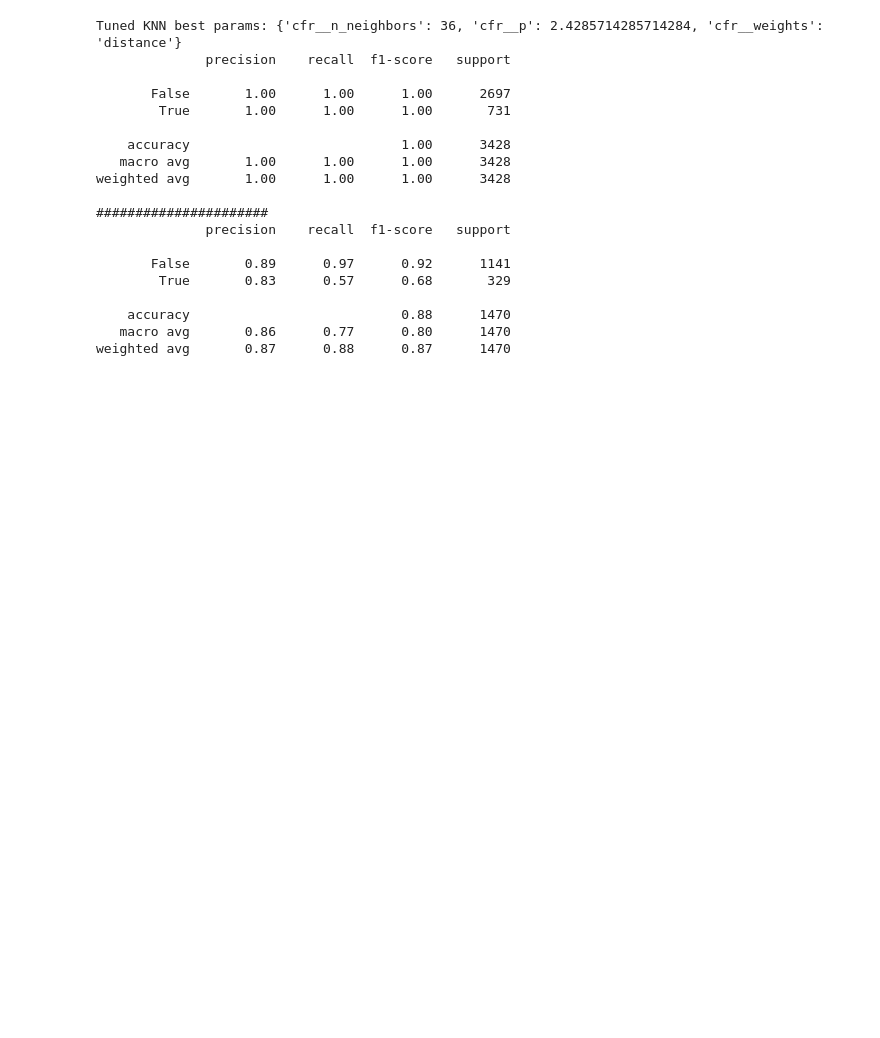
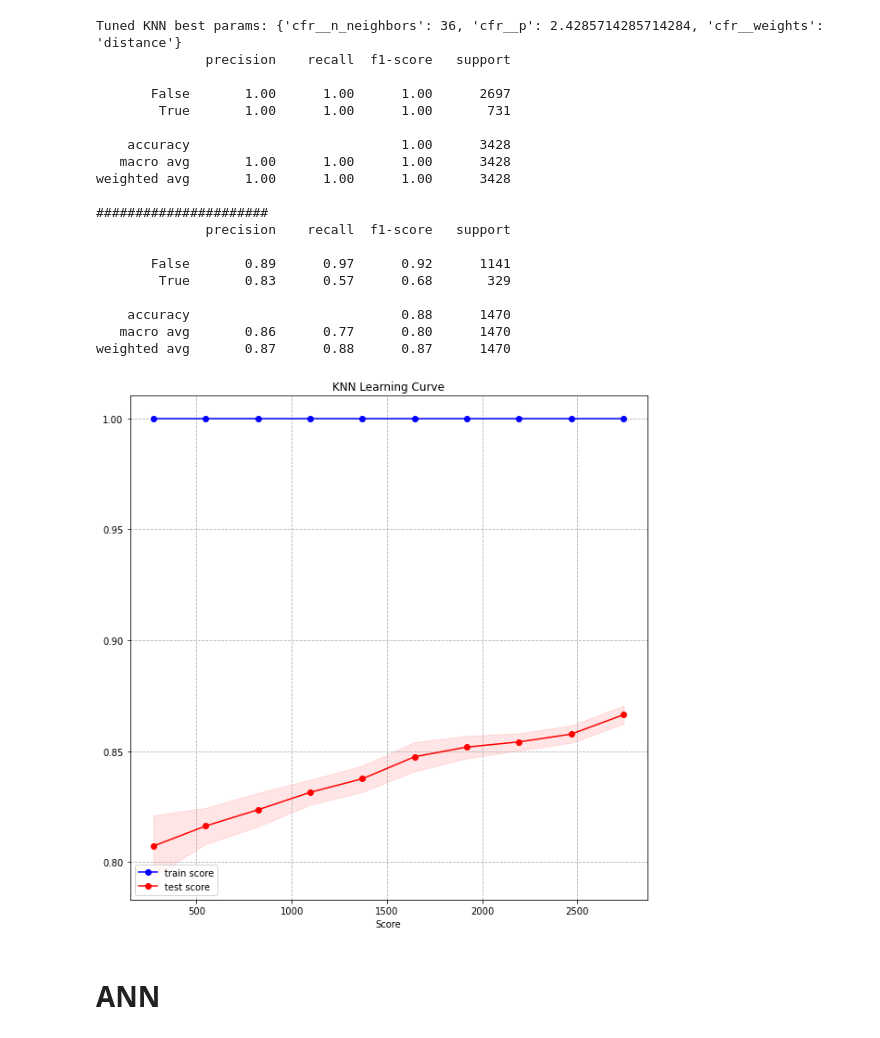
Before and after one commit to asif-rehan/CS7641-Machine-Learning, a Jupyter notebook: supervised_learning/src/Wine Quality.ipynb, the cells around one changed output. Drawn from its saved outputs; the diff is of its cells as text; code cells hidden in the pictures; blank space fills up the shorter version.

Commit message:
feat: knn learning curve

```diff
--- a/supervised_learning/src/Wine Quality.ipynb
+++ b/supervised_learning/src/Wine Quality.ipynb
@@ -463,3 +464,28 @@ weighted avg       1.00      1.00      1.00      3428
     accuracy                           0.88      1470
    macro avg       0.86      0.77      0.80      1470
 weighted avg       0.87      0.88      0.87      1470
+# %%
+train_sizes, train_scores, test_scores = learning_curve(estimator=knn_cv.best_estimator_, X=X_train, y=y_train,
+        train_sizes=np.arange(0.1, 1.1, 0.1), n_jobs=-1, cv=StratifiedKFold(n_splits=5, random_state=42))
+
+train_mean = np.mean(train_scores, axis=1)
+test_mean = np.mean(test_scores, axis=1)
+
+train_std = np.std(train_scores, axis=1)
+test_std = np.std(test_scores, axis=1)
+
+plt.plot(train_sizes, train_mean, label='train score', color='b', marker='o')
+plt.fill_between(train_sizes, train_mean + train_std,
+                 train_mean - train_std, color='blue', alpha=0.1)
+plt.plot(train_sizes, test_mean, label='test score', color='red', marker='o')
+
+plt.fill_between(train_sizes, test_mean + test_std, test_mean - test_std, color='red', alpha=0.1)
+plt.title('KNN Learning Curve')
+plt.xlabel('Score')
+plt.grid(ls='--')
+plt.legend(loc='best')
+plt.show()
+# %% [output]
+[figure, added]
+# %% [markdown]
+# ANN
```
Also changed, not shown: parts of 2 cells of this notebook.
